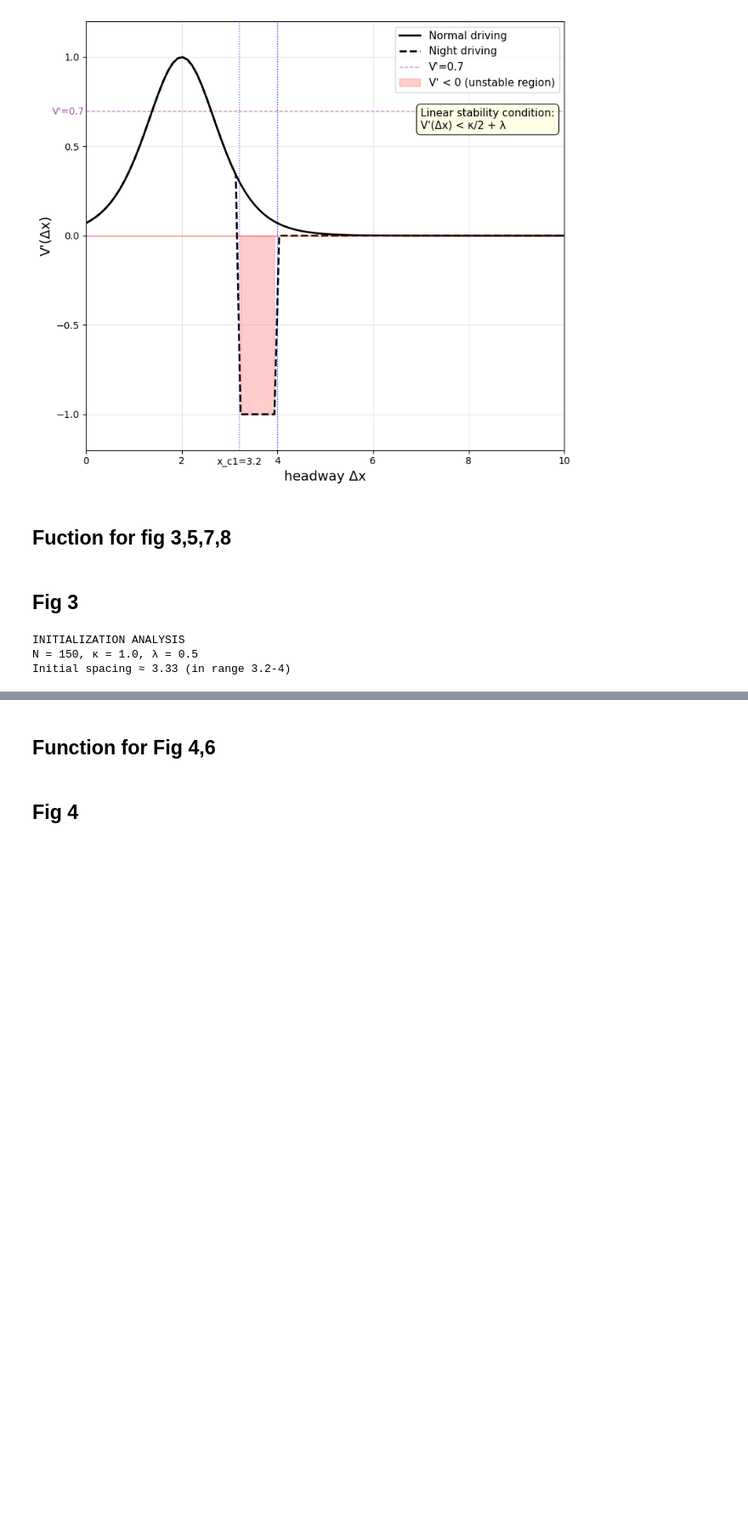
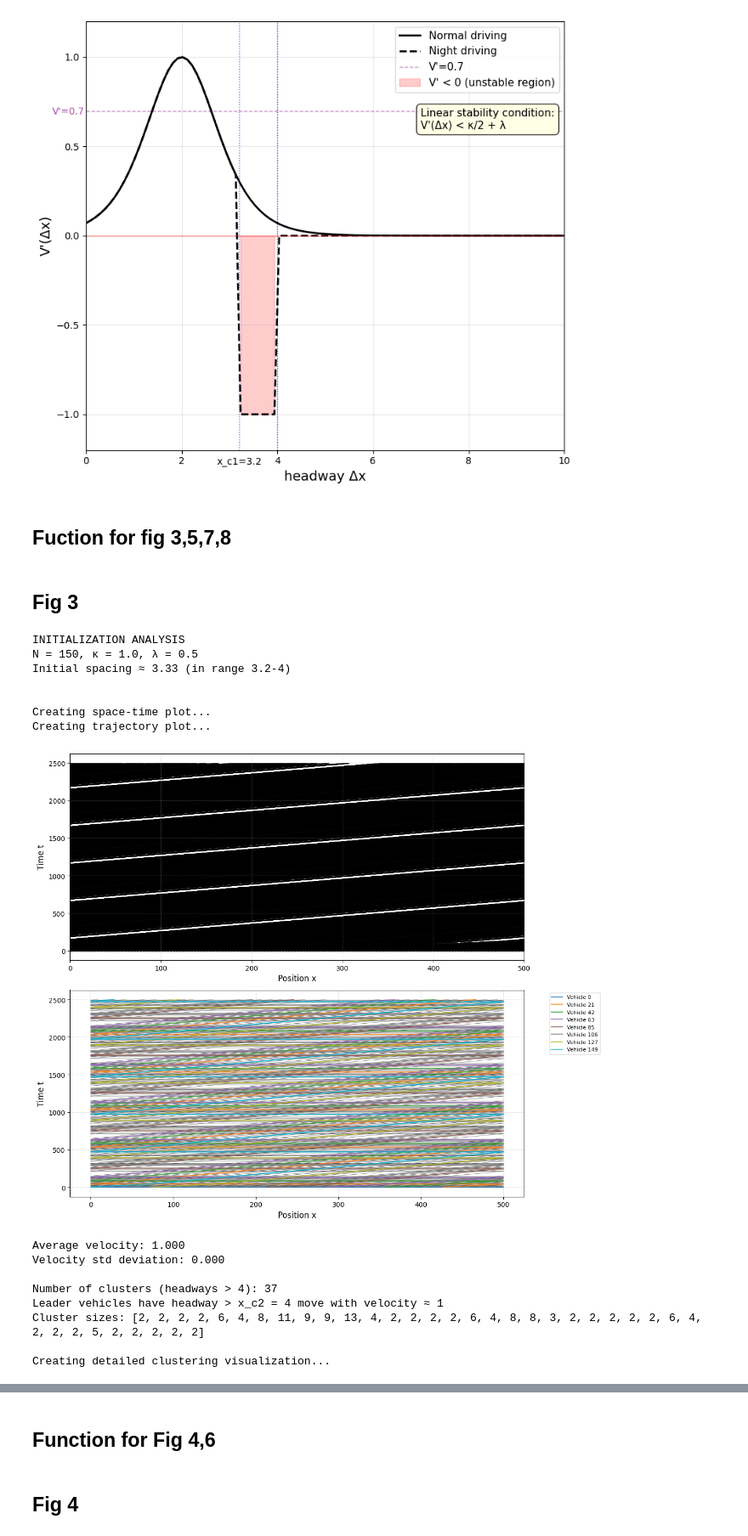
Before and after one commit to bluff-king/Night-driving-behavior, a Jupyter notebook: FWD.ipynb, the cells around one changed output, grey strips where cells are left out. Shown at 85% size. Saved outputs shown, nothing was run; the diff lists cells and outputs as text; code cells hidden in the pictures; blank space fills up the shorter version.

```diff
--- a/FWD.ipynb
+++ b/FWD.ipynb
@@ -440,8 +367,21 @@ def simulate_clustering(x_min, x_max,N=150, kappa_local=1.0, lambda_param_local=
 # %% [markdown]
 ## Fig 3
 # %%
-simulate_clustering(x_c1, x_c2,N=150, kappa_local=1.0, lambda_param_local=0.5, apply_perturbation=False,T_max=2500,n_dec=0)
+simulate_clustering(x_c1, x_c2,N=150, kappa_local=1.0, lambda_param_local=0.5, apply_perturbation=False,T_max=2500,n_dec=0,A=0)
 # %% [output]
 INITIALIZATION ANALYSIS
 N = 150, κ = 1.0, λ = 0.5
 Initial spacing ≈ 3.33 (in range 3.2-4)
+
+
+Creating space-time plot...
+Creating trajectory plot...
+[figure, added]
+Average velocity: 1.000
+Velocity std deviation: 0.000
+
+Number of clusters (headways > 4): 37
+Leader vehicles have headway > x_c2 = 4 move with velocity ≈ 1
+Cluster sizes: [2, 2, 2, 2, 6, 4, 8, 11, 9, 9, 13, 4, 2, 2, 2, 2, 6, 4, 8, 8, 3, 2, 2, 2, 2, 2, 6, 4, 2, 2, 2, 5, 2, 2, 2, 2, 2]
+
+Creating detailed clustering visualization...
```
Also changed, not shown: parts of 8 cells of this notebook.
